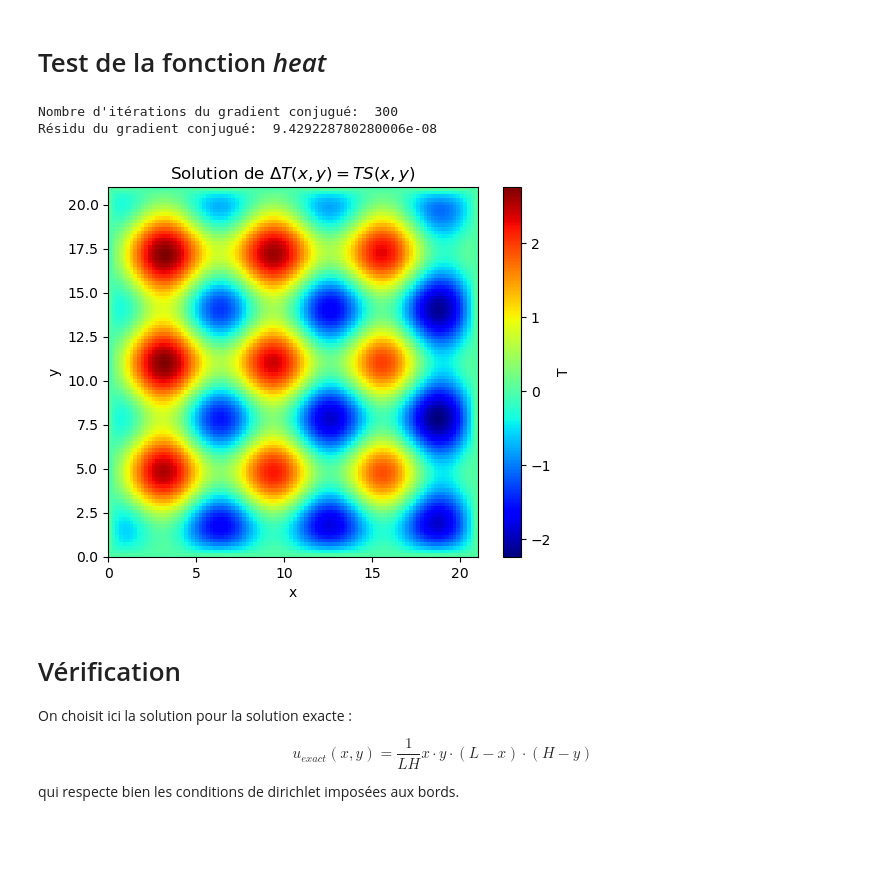
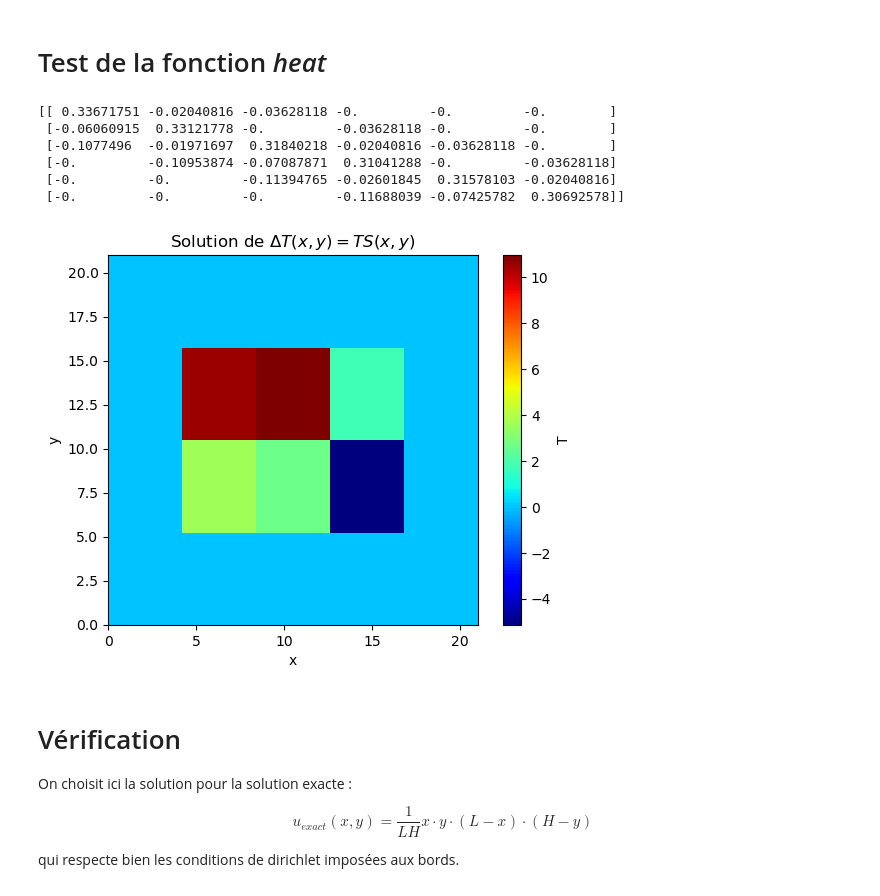
Before and after one commit to PaulCanel/Probleme_inverse, a Jupyter notebook: heat.ipynb, the cells around one changed output. Drawn from its saved outputs; the diff is of its cells as text; code cells hidden in the pictures; blank space fills up the shorter version.

```diff
--- a/heat.ipynb
+++ b/heat.ipynb
@@ -99,8 +99,9 @@ import random as rd
 import matplotlib.pyplot as plt
 from tqdm import tqdm
 from scipy.sparse import diags
+import scipy.linalg as sp
 
-def heat(nx, ny, u0, f, L=1, H=1, max_iter=10000, epsilon=1e-7):
+def heat(nx, ny, u0, f, L=1, H=1):
     """ Fonction simulant l'équation de la chaleur stationnaire 2D sur un maillage cartésien uniforme par différences finies
     avec des conditions aux limites de type Dirichlet homogène. Arguments :
         - nx : nombre de mailles selon x
@@ -123,77 +124,65 @@ def heat(nx, ny, u0, f, L=1, H=1, max_iter=10000, epsilon=1e-7):
     # Construction du système linéaire Au = b
 
     N = nx * ny
-    alpha = 2 * (1 / dx**2 + 1 / dy**2) * np.ones(N) # Diagonale de A
-    beta = - np.ones(N - 1) / dx ** 2 # Diagonales décalées de 1 indice
+    alpha = - 2 * (1 / dx**2 + 1 / dy**2) * np.ones(N) # Diagonale de A
+    beta = np.ones(N - 1) / dx ** 2 # Diagonales décalées de 1 indice
     beta[nx - 1::nx] = 0 # Brisures de la diagonale
-    gamma = - np.ones(N - nx) / dy ** 2 # Diagonale décalée de nx indices
+    gamma = np.ones(N - nx) / dy ** 2 # Diagonale décalée de nx indices
     k = [gamma, beta, alpha, beta, gamma]
     offset = [-nx, -1, 0, 1, nx]
     A = diags(k, offset).toarray() # Matrice A
     b = np.array([f(P[k, 0], P[k, 1]) for k in range(N)]) # Second membre b
 
     # Résolution du système linéaire
+    c, low_bool = sp.cho_factor(-A, lower=True)
+    u = -sp.cho_solve((c, low_bool), b)
+    print(c)
 
-    u = u0 * np.ones(N)
-    rk = b - np.dot(A,u)
-    p = rk
-    k = 0
-    kmax = max_iter
-
-    while np.linalg.norm(rk) > epsilon and k < kmax:
-        z = np.dot(A, p)
-        alpha = np.dot(rk,p) / np.dot(z, p)
-        u = u - alpha * p
-        rkp1 = rk - alpha * z
-        gamma =  np.dot(rkp1,rkp1) / np.dot(rk,rk)
-        p = rkp1 + gamma * p
-        rk = rkp1
-        k += 1
-
-    print("Nombre d'itérations du gradient conjugué: ", k)
-    print("Résidu du gradient conjugué: ", np.linalg.norm(rk))
-
-    u2D = u.reshape(Nx, Ny)
-    u = np.zeros((Nx+2, Ny+2))
-    u[1:-1, 1:-1] = u2D
+    u2D = u.reshape(ny, nx)
+    u = np.zeros((nx+2, ny+2))
+    u[1:-1, 1:-1] = u2D.T
 
 
-    return u, A, b, u2D
+    return u, A, b
 # %% [markdown]
 # Test de la fonction *heat*
 # %%
 # Définition du terme source
 
 def TS(x,y):
 
     return np.cos(x) + np.sin(y)
 
 # Définition des paramètres
 
-Nx = 100
-Ny = 100
+Nx = 2
+Ny = 3
 H = 21
 L = 21
 
 # Résolution du problème
 
 T = heat(Nx, Ny, 0, TS, H=H, L=L)[0]
 
 # Affichage du résultat
 
 plt.imshow(T, origin='lower', cmap='jet', extent=[0, L, 0, H])
 cbar = plt.colorbar()
 cbar.set_label('T')
 
 plt.xlabel('x')  # Légende de l'axe X
 plt.ylabel('y')  # Légende de l'axe Y
 plt.title(r'Solution de $\Delta T(x,y) = TS(x,y)$')  # Titre du graphique
 
 plt.show()
 # %% [output]
-Nombre d'itérations du gradient conjugué:  300
-Résidu du gradient conjugué:  9.429228780280006e-08
+[[ 0.33671751 -0.02040816 -0.03628118 -0.         -0.         -0.        ]
+ [-0.06060915  0.33121778 -0.         -0.03628118 -0.         -0.        ]
+ [-0.1077496  -0.01971697  0.31840218 -0.02040816 -0.03628118 -0.        ]
+ [-0.         -0.10953874 -0.07087871  0.31041288 -0.         -0.03628118]
+ [-0.         -0.         -0.11394765 -0.02601845  0.31578103 -0.02040816]
+ [-0.         -0.         -0.         -0.11688039 -0.07425782  0.30692578]]
-[figure, old version]
+[figure, new version]
 # %% [markdown]
 # Vérification
 
```
Also changed, not shown: parts of 3 cells of this notebook.
